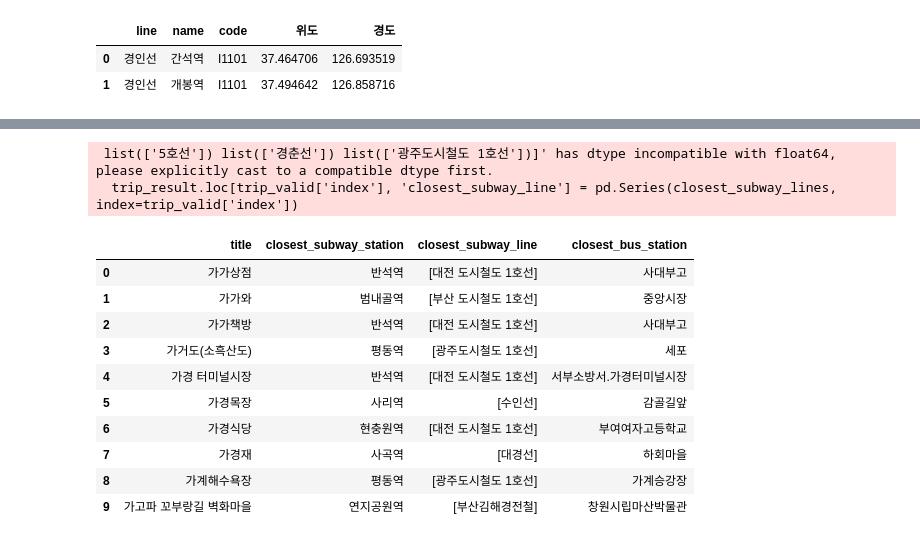
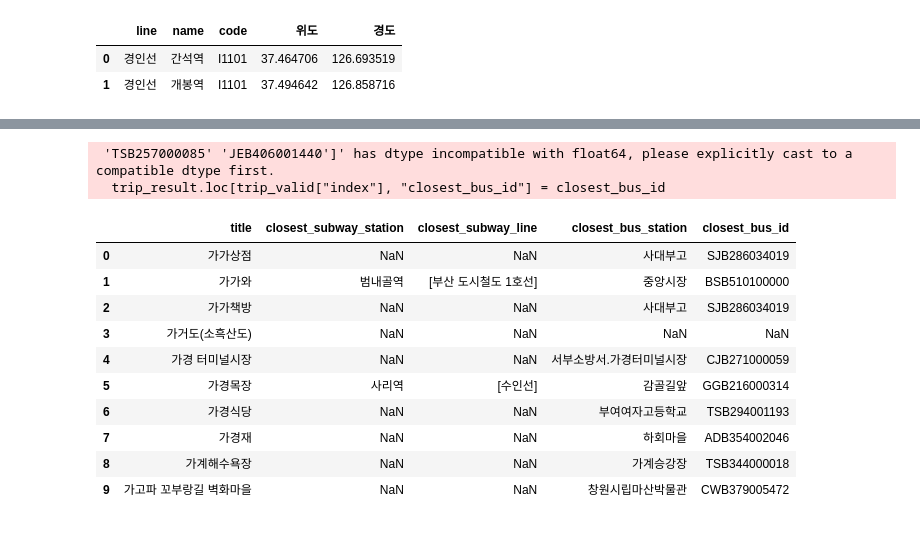
Before and after one commit to leehj24/Seoul_Strolling_Adventure, a Jupyter notebook: tourism_transport_mapper/대중교통위치/Closest Transit Mapper.ipynb, the cells around one changed output, grey strips where cells are left out. Drawn from its saved outputs; the diff is of its cells as text; code cells hidden in the pictures.

Commit message:
chore: add/update tourism_transport_mapper/대중교통위치/Closest Transit Mapper.ipynb

```diff
--- a/tourism_transport_mapper/대중교통위치/Closest Transit Mapper.ipynb
+++ b/tourism_transport_mapper/대중교통위치/Closest Transit Mapper.ipynb
@@ -91,7 +155,7 @@ df_valid.head(2)
 # subway_Df = pd.read_excel(subway_file)
 # subway_Df.head(2)
 # %%
-subway_file = r"C:\Users\hyunj\Seoul_Strolling_Adventure\dataset\대중교통위치\filtered_stations.xlsx"
+subway_file = r"C:\Users\hyunj\Seoul_Strolling_Adventure\tourism_transport_mapper\대중교통위치\filtered_stations.xlsx"
 df_valid = pd.read_excel(subway_file)
 # %%
 # 그룹별 순서(order) 컬럼 추가
@@ -119,5 +183,5 @@ df_pivot
 # %%
-bus_file = r"C:\Users\hyunj\Seoul_Strolling_Adventure\dataset\대중교통위치\국토교통부_전국 버스정류장 위치정보_20241028.csv"
+bus_file = r"C:\Users\hyunj\Seoul_Strolling_Adventure\tourism_transport_mapper\대중교통위치\국토교통부_전국 버스정류장 위치정보_20241028.csv"
 
 bus_Df = pd.read_csv(bus_file, encoding='cp949')
 bus_DF =bus_Df[["정류장번호","정류장명","위도","경도","도시명"]]
@@ -127,7 +191,7 @@ bus_DF.head(2)
 | 0 | ADB354000001 | 길안정류장 | 36.458658 | 128.891228 | 경상북도 안동시 |
 | 1 | ADB354000002 | 고란.계명산휴양림입구 | 36.397708 | 128.924029 | 경상북도 안동시 |
 # %%
-subway_file = r"C:\Users\hyunj\Seoul_Strolling_Adventure\dataset\대중교통위치\filtered_stations.xlsx"
+subway_file = r"C:\Users\hyunj\Seoul_Strolling_Adventure\tourism_transport_mapper\대중교통위치\filtered_stations.xlsx"
 
 subway_Df = pd.read_excel(subway_file)
 subway_Df.head(2)
@@ -245,28 +381,31 @@ def get_closest_subway_and_bus_batch(trip_df, subway_df, bus_df, station_lines):
 
     return trip_result
-# %%
-# 1. station_lines 만들기
-station_lines = make_station_lines(df_pivot)
-
-# 2. 가장 가까운 역/정류장 매핑
-trip_Df = get_closest_subway_and_bus_batch(trip_Df, subway_Df, bus_DF, station_lines)
-
-# 3. 결과 확인
-trip_Df[['title', 'closest_subway_station', 'closest_subway_line', 'closest_bus_station']].head(10)
-# %% [output]
- list(['5호선']) list(['경춘선']) list(['광주도시철도 1호선'])]' has dtype incompatible with float64, please explicitly cast to a compatible dtype first.
-  trip_result.loc[trip_valid['index'], 'closest_subway_line'] = pd.Series(closest_subway_lines, index=trip_valid['index'])
-|  | title | closest_subway_station | closest_subway_line | closest_bus_station |
-| 0 | 가가상점 | 반석역 | [대전 도시철도 1호선] | 사대부고 |
-| 1 | 가가와 | 범내골역 | [부산 도시철도 1호선] | 중앙시장 |
-| 2 | 가가책방 | 반석역 | [대전 도시철도 1호선] | 사대부고 |
-| 3 | 가거도(소흑산도) | 평동역 | [광주도시철도 1호선] | 세포 |
-| 4 | 가경 터미널시장 | 반석역 | [대전 도시철도 1호선] | 서부소방서.가경터미널시장 |
-| 5 | 가경목장 | 사리역 | [수인선] | 감골길앞 |
-| 6 | 가경식당 | 현충원역 | [대전 도시철도 1호선] | 부여여자고등학교 |
-| 7 | 가경재 | 사곡역 | [대경선] | 하회마을 |
-| 8 | 가계해수욕장 | 평동역 | [광주도시철도 1호선] | 가계승강장 |
-| 9 | 가고파 꼬부랑길 벽화마을 | 연지공원역 | [부산김해경전철] | 창원시립마산박물관 |
+# %%
+# 1) df_pivot → 노선 사전
+station_lines = make_station_lines(df_pivot)
+
+# 2) 2km 임계 적용해서 매핑
+trip_Df = get_closest_subway_and_bus_batch(
+    trip_Df, subway_Df, bus_DF, station_lines, max_km=2.0
+)
+
+# 3) 확인
+trip_Df[["title","closest_subway_station","closest_subway_line",
+         "closest_bus_station","closest_bus_id"]].head(10)
+# %% [output]
+ 'TSB257000085' 'JEB406001440']' has dtype incompatible with float64, please explicitly cast to a compatible dtype first.
+  trip_result.loc[trip_valid["index"], "closest_bus_id"] = closest_bus_id
+|  | title | closest_subway_station | closest_subway_line | closest_bus_station | closest_bus_id |
+| 0 | 가가상점 | NaN | NaN | 사대부고 | SJB286034019 |
+| 1 | 가가와 | 범내골역 | [부산 도시철도 1호선] | 중앙시장 | BSB510100000 |
+| 2 | 가가책방 | NaN | NaN | 사대부고 | SJB286034019 |
+| 3 | 가거도(소흑산도) | NaN | NaN | NaN | NaN |
+| 4 | 가경 터미널시장 | NaN | NaN | 서부소방서.가경터미널시장 | CJB271000059 |
+| 5 | 가경목장 | 사리역 | [수인선] | 감골길앞 | GGB216000314 |
+| 6 | 가경식당 | NaN | NaN | 부여여자고등학교 | TSB294001193 |
+| 7 | 가경재 | NaN | NaN | 하회마을 | ADB354002046 |
+| 8 | 가계해수욕장 | NaN | NaN | 가계승강장 | TSB344000018 |
+| 9 | 가고파 꼬부랑길 벽화마을 | NaN | NaN | 창원시립마산박물관 | CWB379005472 |
 # %%
 trip_Df['closest_bus_station'] = trip_Df['closest_bus_station'].str.replace(r'\(.*\)$', '', regex=True)
 trip_Df.head(2)
```
Also changed, not shown: parts of 18 cells of this notebook.
